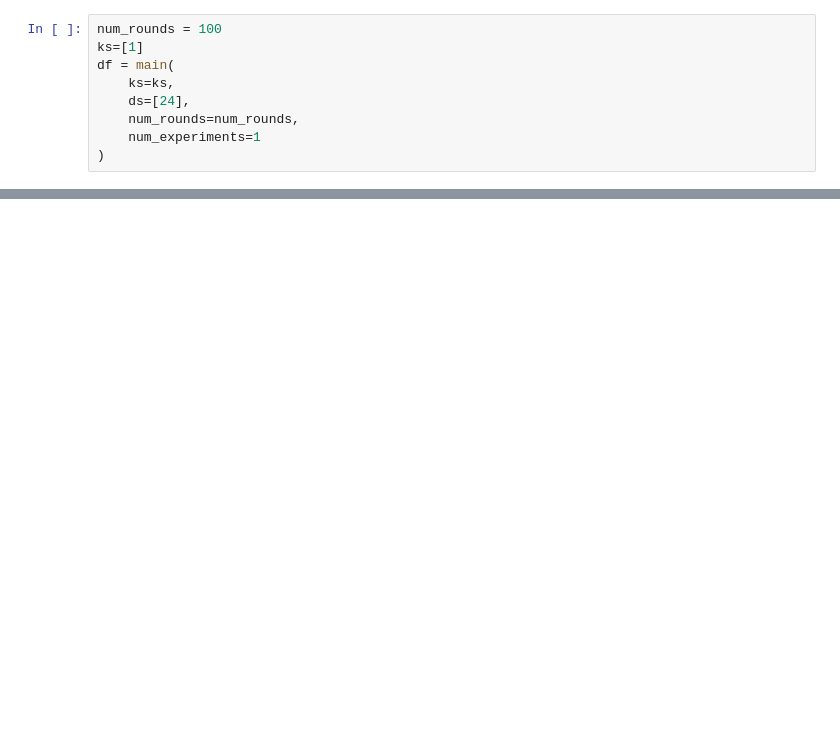
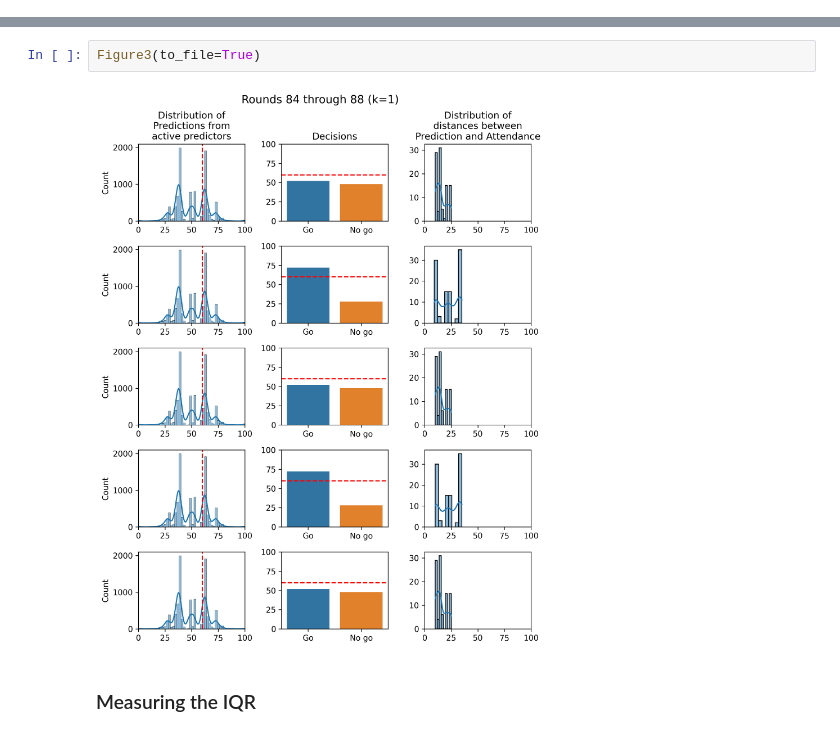
Before and after one commit to EAndrade-Lotero/ElFarolArthur, a Jupyter notebook: notebooks/Figure3.ipynb, the cells around one changed output, grey strips where cells are left out. Cells and saved outputs as stored; diff of their text form; blank space fills up the shorter version.

Commit message:
add figures for paper

```diff
--- a/notebooks/Figure3.ipynb
+++ b/notebooks/Figure3.ipynb
@@ -23,11 +23,2 @@ from data_utils import DataUtils
 from config import PATHS
-# %%
-num_rounds = 100
-ks=[1]
-df = main(
-    ks=ks,
-    ds=[24],
-    num_rounds=num_rounds,
-    num_experiments=1
-)
 # %%
@@ -70,0 +74,6 @@ for r in range(n_rounds):
+# %%
+Figure3(to_file=True)
+# %% [output]
+[figure, added]
+# %% [markdown]
+### Measuring the IQR
```
Also changed, not shown: parts of 12 cells of this notebook, 15 other files.
